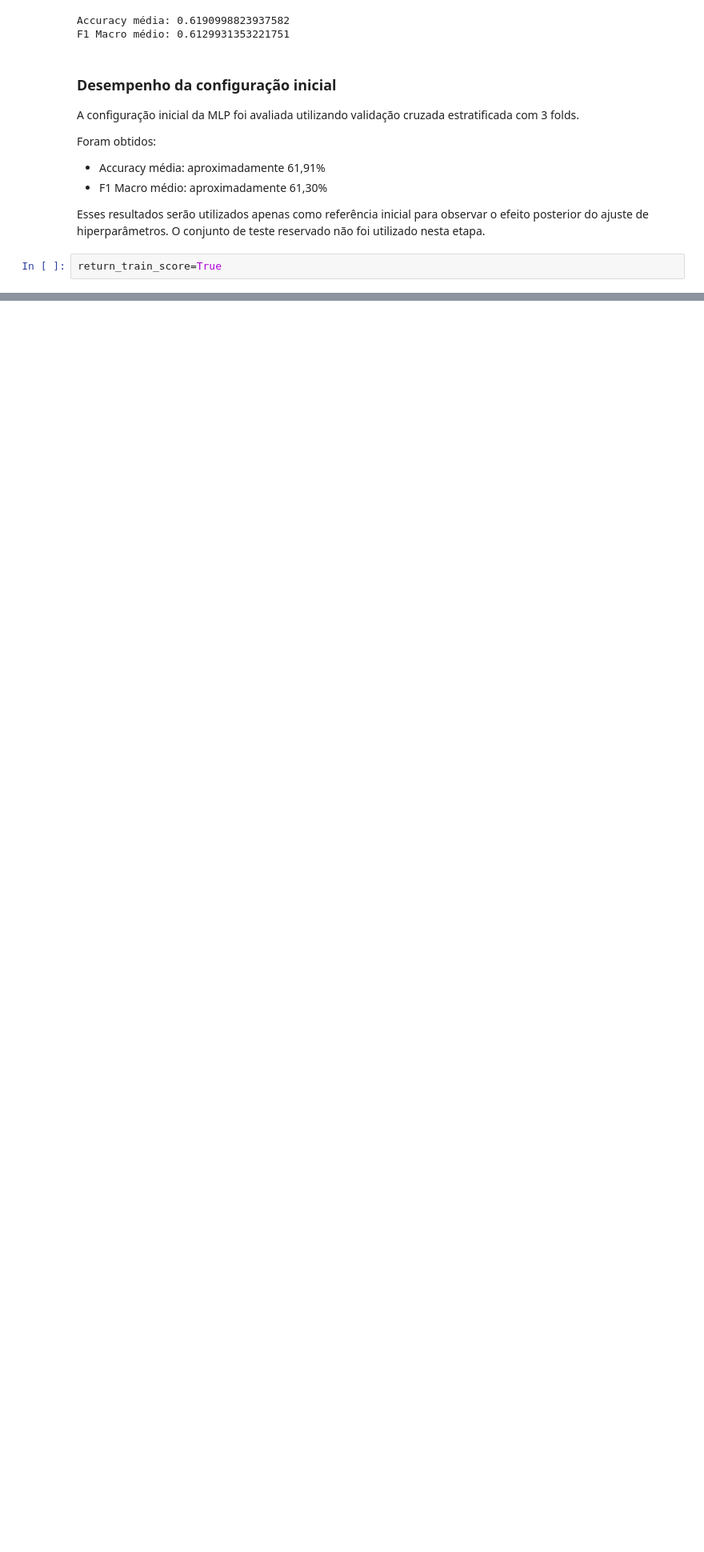
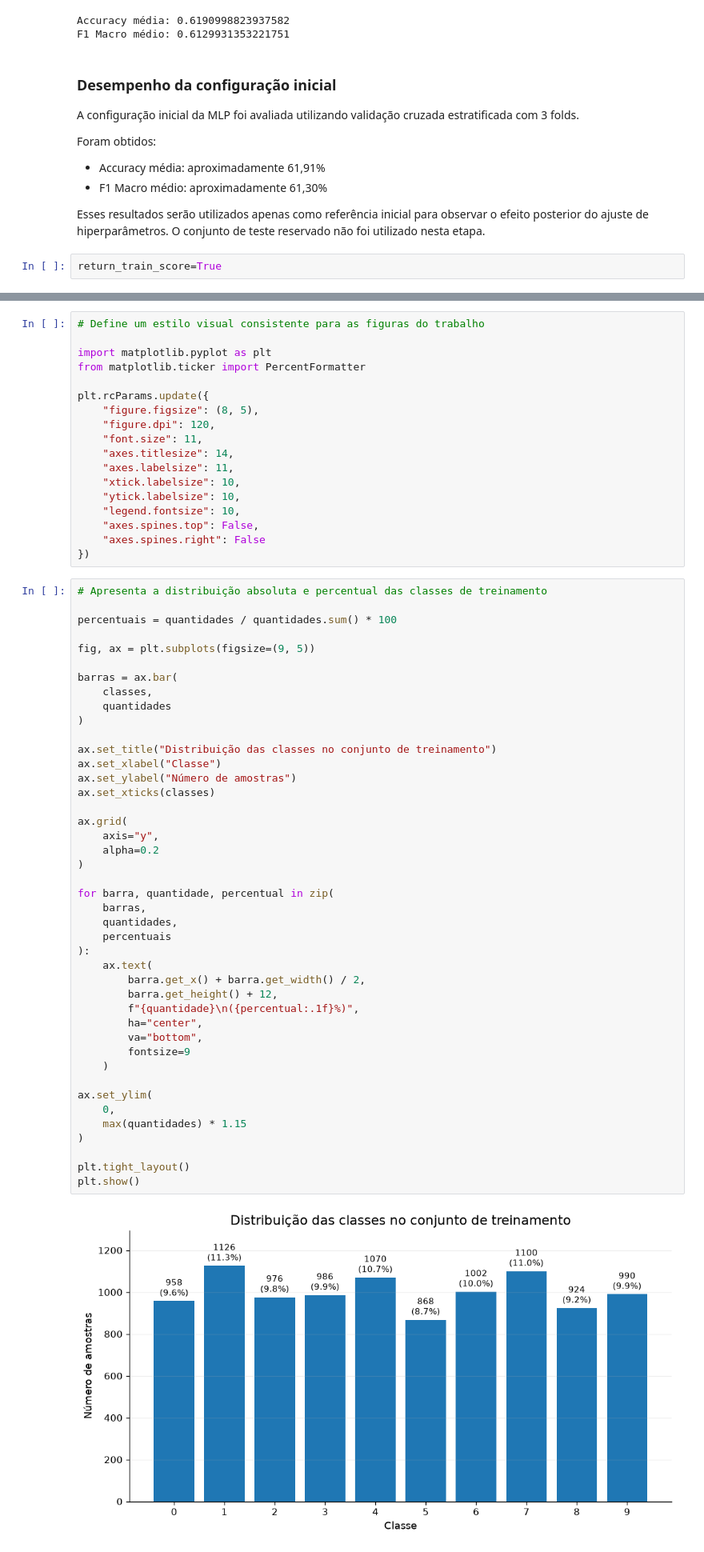
Before and after one commit to lianeheidemann/3d-mnist-mlp-optimization, a Jupyter notebook: Trabalho_MLP_3D_MNIST.ipynb, the cells around one changed output, grey strips where cells are left out. Shown at 80% size. Drawn from its saved outputs; the diff is of its cells as text; blank space fills up the shorter version.

```diff
--- a/Trabalho_MLP_3D_MNIST.ipynb
+++ b/Trabalho_MLP_3D_MNIST.ipynb
@@ -285,0 +382,63 @@ return_train_score=True
+# %%
+# Define um estilo visual consistente para as figuras do trabalho
+
+import matplotlib.pyplot as plt
+from matplotlib.ticker import PercentFormatter
+
+plt.rcParams.update({
+    "figure.figsize": (8, 5),
+    "figure.dpi": 120,
+    "font.size": 11,
+    "axes.titlesize": 14,
+    "axes.labelsize": 11,
+    "xtick.labelsize": 10,
+    "ytick.labelsize": 10,
+    "legend.fontsize": 10,
+    "axes.spines.top": False,
+    "axes.spines.right": False
+})
+# %%
+# Apresenta a distribuição absoluta e percentual das classes de treinamento
+
+percentuais = quantidades / quantidades.sum() * 100
+
+fig, ax = plt.subplots(figsize=(9, 5))
+
+barras = ax.bar(
+    classes,
+    quantidades
+)
+
+ax.set_title("Distribuição das classes no conjunto de treinamento")
+ax.set_xlabel("Classe")
+ax.set_ylabel("Número de amostras")
+ax.set_xticks(classes)
+
+ax.grid(
+    axis="y",
+    alpha=0.2
+)
+
+for barra, quantidade, percentual in zip(
+    barras,
+    quantidades,
+    percentuais
+):
+    ax.text(
+        barra.get_x() + barra.get_width() / 2,
+        barra.get_height() + 12,
+        f"{quantidade}\n({percentual:.1f}%)",
+        ha="center",
+        va="bottom",
+        fontsize=9
+    )
+
+ax.set_ylim(
+    0,
+    max(quantidades) * 1.15
+)
+
+plt.tight_layout()
+plt.show()
+# %% [output]
+[figure, added]
```
Also changed, not shown: parts of 9 cells of this notebook.
